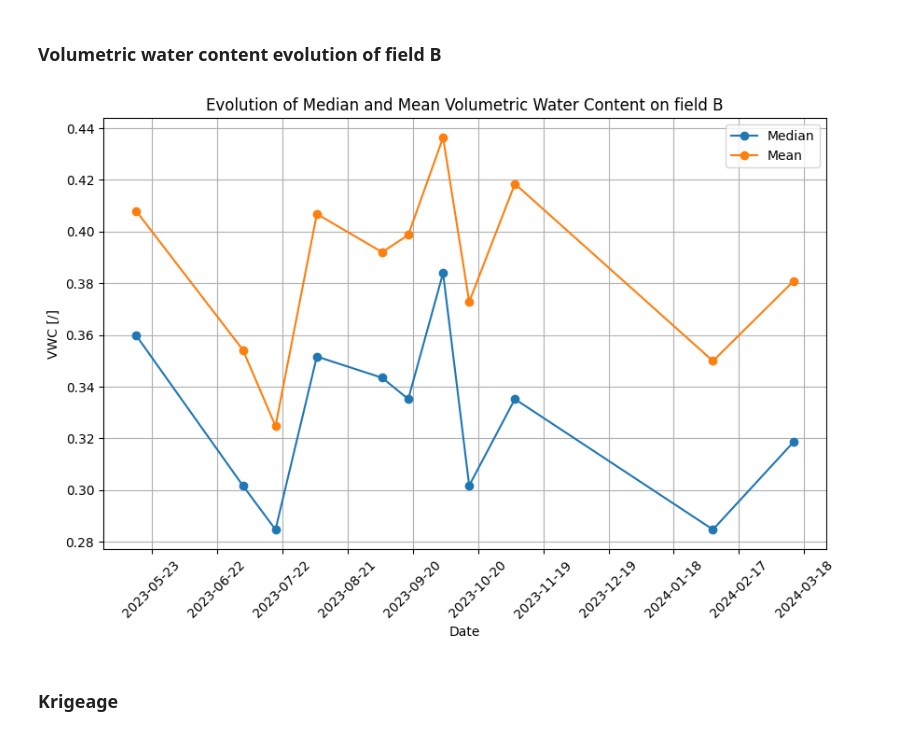
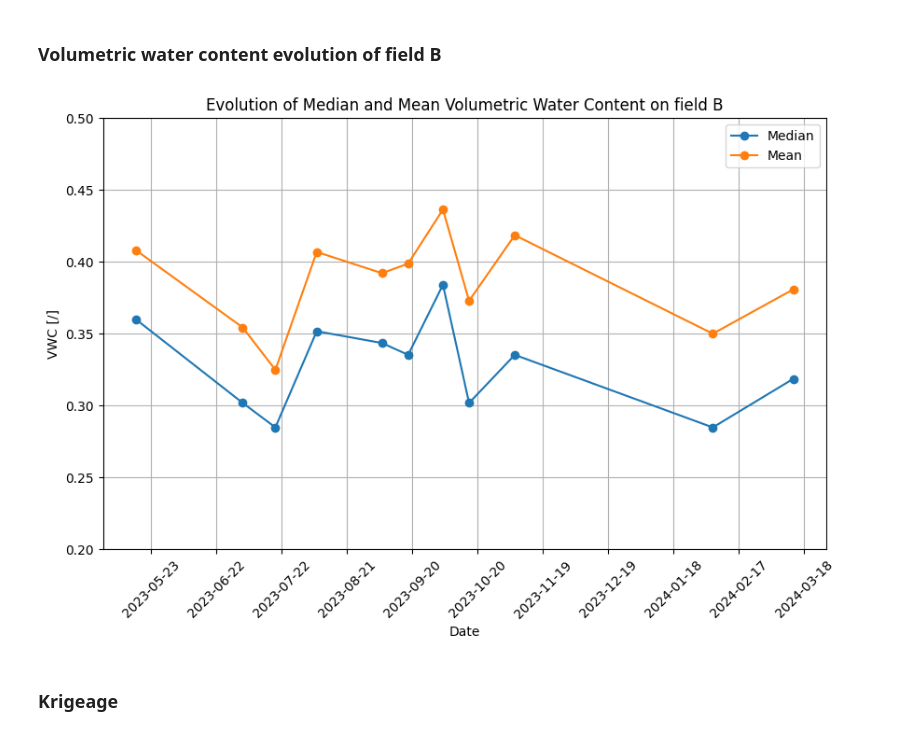
Before and after one commit to Django184/Master-Thesis, a Jupyter notebook: gpr.ipynb, the cells around one changed output. Saved outputs shown, nothing was run; the diff lists cells and outputs as text; code cells hidden in the pictures.

```diff
--- a/gpr.ipynb
+++ b/gpr.ipynb
@@ -73,42 +74,41 @@ dates = []
 # %% [markdown]
 ### Volumetric water content evolution of field B
 # %%
-
-
 import_data(field_b_paths)
 
 mean_GPR_data_tables = []
 for gpr_data_table in gpr_data_tables:
     mean_GPR_data_table = gpr_data_table.iloc[:,2].mean()
     mean_GPR_data_tables.append(mean_GPR_data_table)
 
 median_GPR_data_tables = []
 for gpr_data_table in gpr_data_tables:
     median_GPR_data_table = gpr_data_table.iloc[:,2].median()
     median_GPR_data_tables.append(median_GPR_data_table)
 
 dates = extract_dates(field_b_paths)
 
 # Convert dates to datetime objects
 dates = pd.to_datetime(dates, format="%d/%m/%Y")
 
 plt.figure(figsize=(10, 6))
 plt.plot(dates, median_GPR_data_tables, marker='o', label='Median')
 plt.plot(dates, mean_GPR_data_tables, marker='o', label='Mean')
 plt.xlabel('Date')
 plt.ylabel('VWC [/]')
 plt.title('Evolution of Median and Mean Volumetric Water Content on field B')
 plt.xticks(rotation=45)
 plt.gca().xaxis.set_major_locator(plt.MaxNLocator(12))
+plt.ylim(0.2, 0.5)
 plt.grid(True)
 plt.legend()
 plt.show()
 
 # Reset
 gpr_data_tables = []
 dates = []
 # %% [output]
-[figure, old version]
+[figure, new version]
 # %% [markdown]
 ### Krigeage
 # %% [markdown]
```
Also changed, not shown: parts of 1 cell of this notebook.
